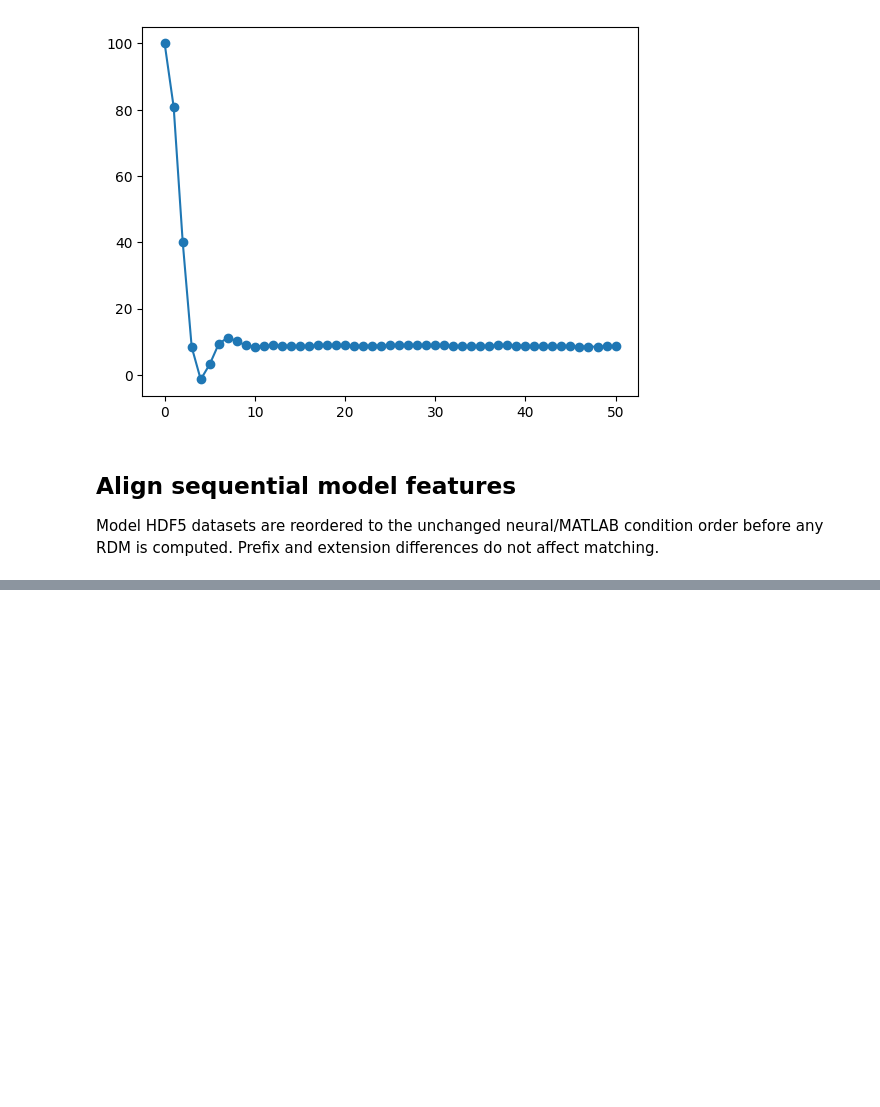
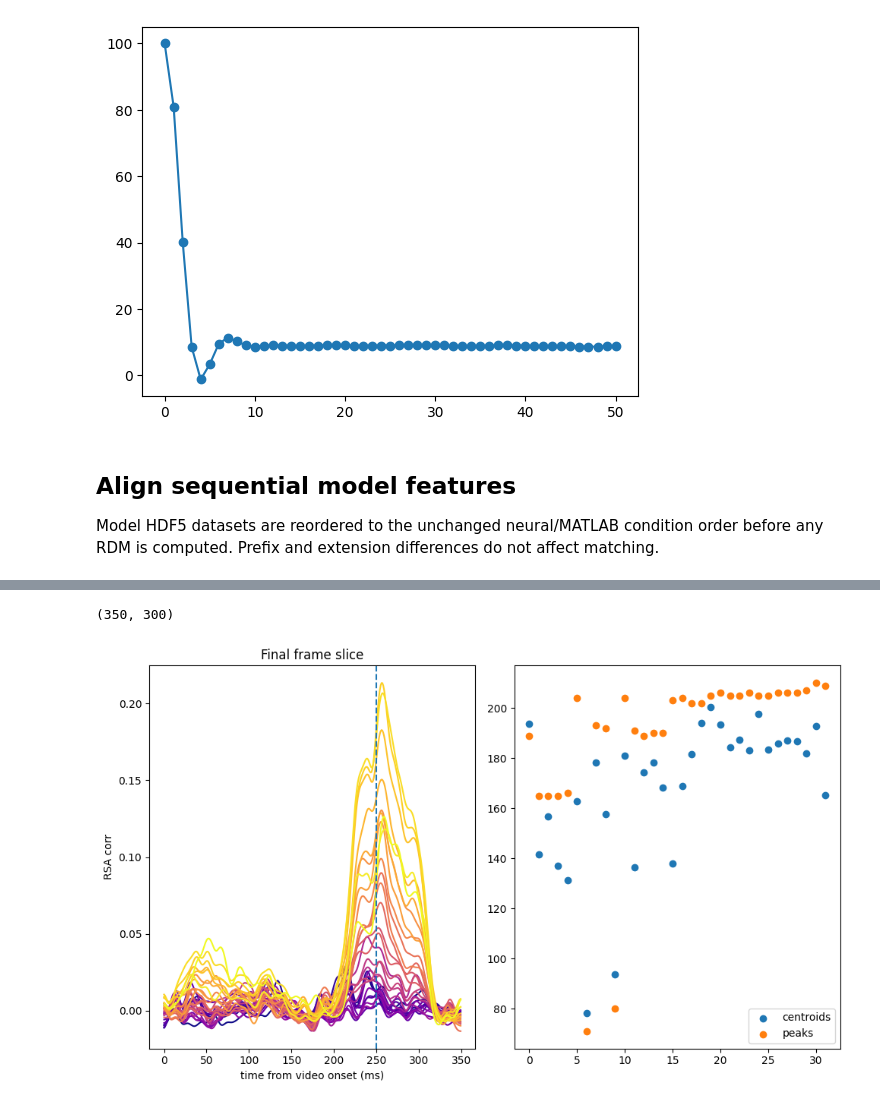
Before and after one commit to TizianoCausin01/static_dynamic, a Jupyter notebook: python_scripts/scripts/video_dRSA.ipynb, the cells around one changed output, grey strips where cells are left out. Saved outputs shown, nothing was run; the diff lists cells and outputs as text; code cells hidden in the pictures; blank space fills up the shorter version.

```diff
--- a/python_scripts/scripts/video_dRSA.ipynb
+++ b/python_scripts/scripts/video_dRSA.ipynb
@@ -300,3 +314,40 @@ fig.tight_layout()
+# %%
+drsa_mat.shape
+# %% [output]
+(350, 300)
+# %%
+last_frame_ms = 2500
+beginning_ms, end_ms = 2000, 3000
+beginning_idx, end_idx = int(beginning_ms*cfg.new_fs/1000), int(end_ms*cfg.new_fs/1000)
+last_frame_idx = int(last_frame_ms*cfg.new_fs/1000)
+tot_centroids = []
+tot_peaks = []
+window = 7  # smoothing window (samples)
+kernel = np.ones(window) / window
+fig, ax = plt.subplots(1,2,figsize=(10,6))
+for idx, l in enumerate(layer_names):
+    drsa_mat = video_layer_drsa[l]
+    lp = gaussian_filter1d(drsa_mat[:,last_frame_idx], sigma=4)#kernel, mode="same")
+    # lp[lp<0] = 0
+    nonzero_lp = copy.deepcopy(lp)
+    nonzero_lp[nonzero_lp<0] = 0
+    normalized_lp = nonzero_lp[(last_frame_idx-beginning_idx):end_idx]/np.sum(nonzero_lp[(last_frame_idx-beginning_idx):end_idx])
+    centroid = np.dot(normalized_lp, np.arange(len(normalized_lp)))
+    tot_centroids.append(centroid)
+    tot_peaks.append(np.argmax(normalized_lp))
+    ax[0].plot(lp, color=layer_colors[idx])
+ax[0].axvline(last_frame_idx, linestyle="--")
+# ax[0].set_xticks(np.arange(len(lp))[0:-1:30]);
+# ax[0].set_xticklabels(np.round(np.arange(len(lp))*1000/60).astype(int)[0:-1:30]);
+ax[0].set_ylabel("RSA corr")
+ax[0].set_xlabel("time from video onset (ms)")
+ax[0].set_title("Final frame slice")
+ax[1].scatter(np.arange(len(tot_centroids)), tot_centroids, label="centroids")
+ax[1].scatter(np.arange(len(tot_centroids)), tot_peaks, label="peaks")
+ax[1].legend()
+plt.tight_layout()
+# %% [output]
+[figure, added]
 # %%
 # Both dRSA axes now share one sampling rate, so index diagonals are physical lags.
 lag_fs = video_neural_ts.get_fs()
```
Also changed, not shown: parts of 11 cells of this notebook, 3 other files.
